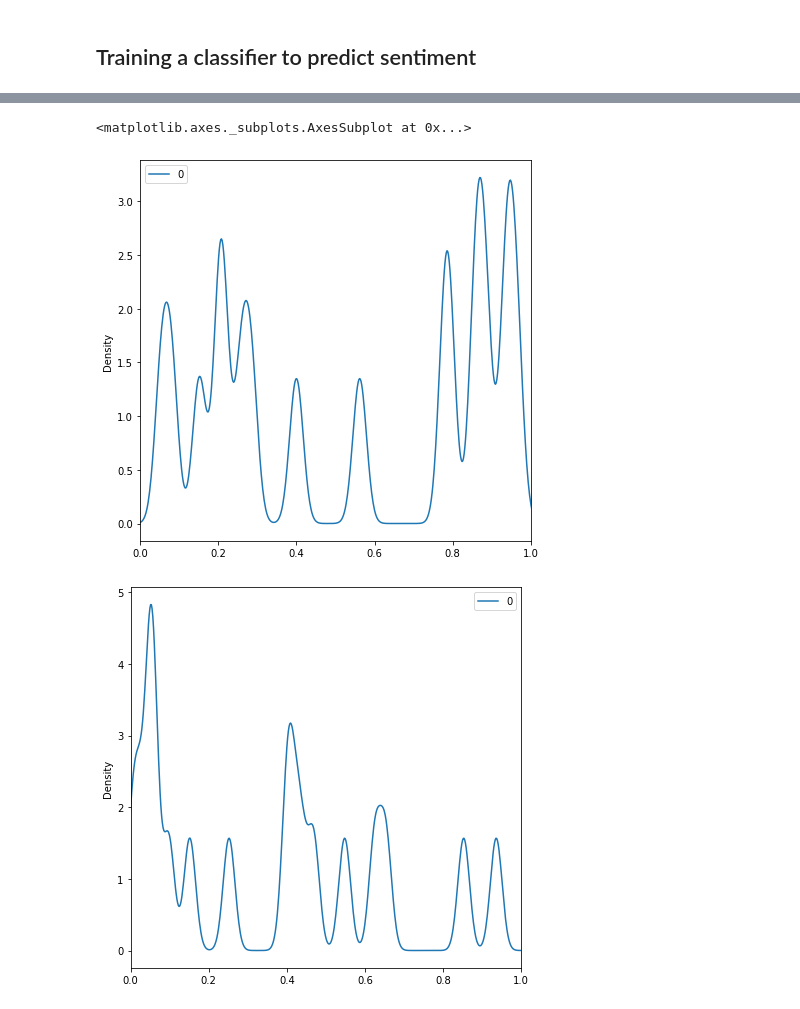
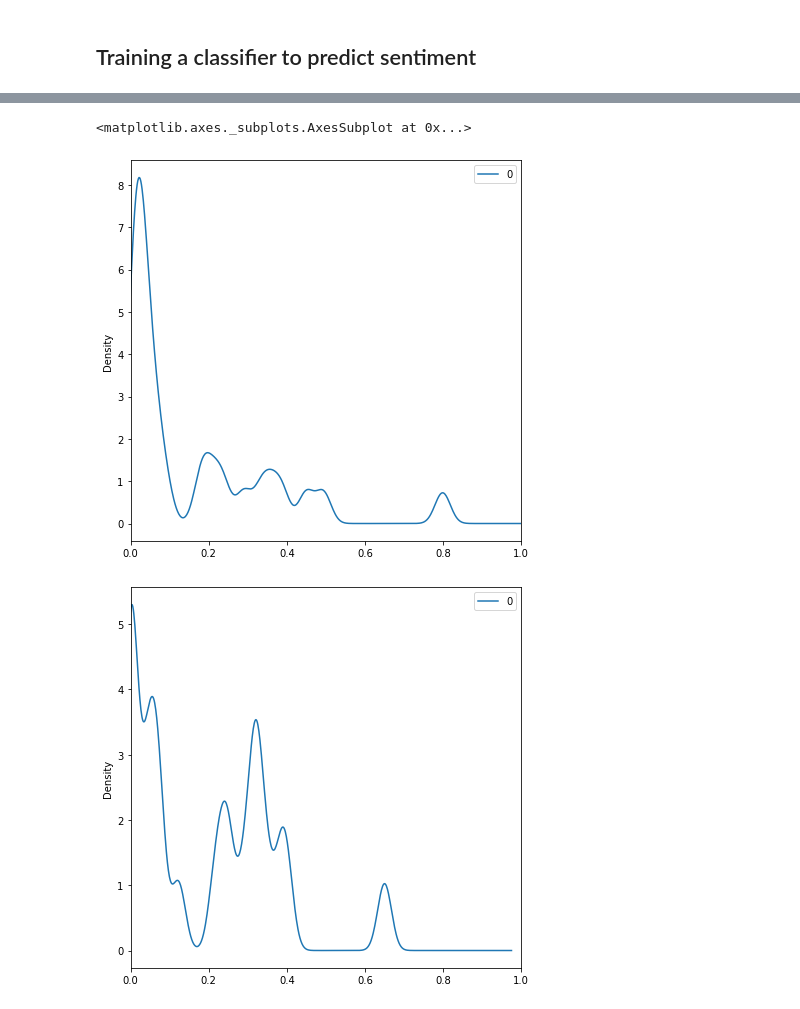
Before and after one commit to flono/BiasInWordEmbeddings, a Jupyter notebook: WordEmbeddings.ipynb, the cells around one changed output, grey strips where cells are left out. Drawn from its saved outputs; the diff is of its cells as text; code cells hidden in the pictures.

Commit message:
added classifier plots for big embedding

```diff
--- a/WordEmbeddings.ipynb
+++ b/WordEmbeddings.ipynb
@@ -65,8 +65,8 @@ with open("data/glove.6B.100d.txt", 'r') as f:
 # %%
 # Choose embedding to work with
 
-embeddings_dict = embeddings_dict_smol
-#embeddings_dict = embeddings_dict_big
+#embeddings_dict = embeddings_dict_smol
+embeddings_dict = embeddings_dict_big
 # %%
 # random words option 1
 # 2 x 50 random words to compare the companies against.
@@ -806,7 +807,7 @@ plt.savefig("prediction of sentiment on test data")
 # %%
-pd.DataFrame(frm_logistic).plot(kind="density", bw_method = 0.05, xlim = (0,1))
-pd.DataFrame(comp_logistic).plot(kind="density", bw_method = 0.05, xlim=(0,1))
+pd.DataFrame(frm_logistic).plot(kind="density", bw_method = 0.1, xlim = (0,1))
+pd.DataFrame(comp_logistic).plot(kind="density", bw_method = 0.1, xlim=(0,1))
 # %% [output]
 <matplotlib.axes._subplots.AxesSubplot at 0x...>
-[figure, old version]
+[figure, new version]
-[figure, old version]
+[figure, new version]
```
Also changed, not shown: parts of 10 cells of this notebook, 2 other files.
